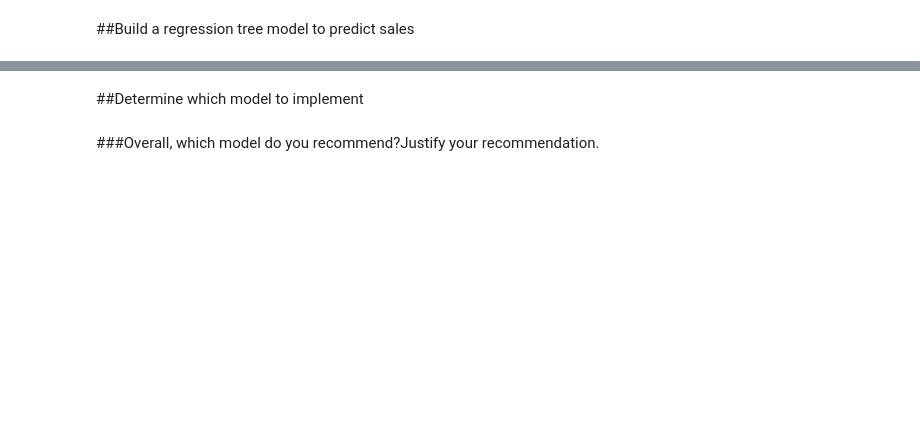
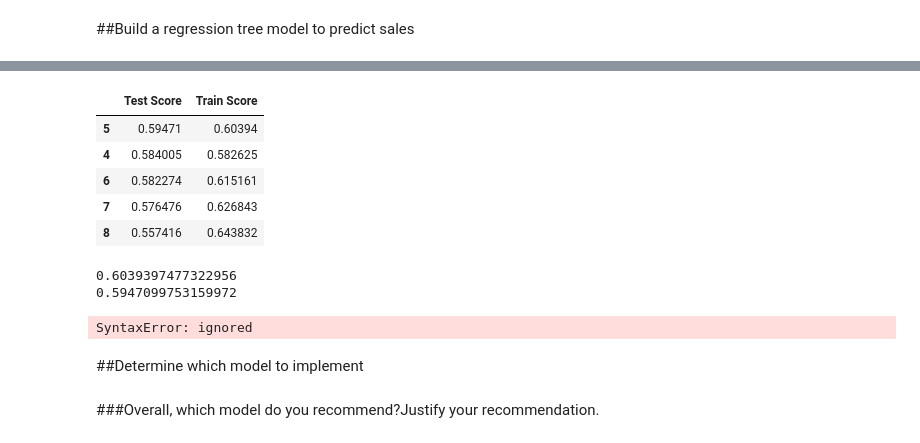
Before and after one commit to hawkeyedatatsai/food-sales-predictions, a Jupyter notebook: 5_Heng_Tser_Tsai_Food_Sales_Predictions.ipynb, the cells around one changed output, grey strips where cells are left out. Saved outputs shown, nothing was run; the diff lists cells and outputs as text; code cells hidden in the pictures; blank space fills up the shorter version.

```diff
--- a/5_Heng_Tser_Tsai_Food_Sales_Predictions.ipynb
+++ b/5_Heng_Tser_Tsai_Food_Sales_Predictions.ipynb
@@ -998,3 +1033,35 @@ Model Testing RMSE: 1131.8332987865967
+# %%
+#sort to see which max_depth gives best score
+sorted_scores = scores.sort_values(by='Test Score', ascending=False)
+sorted_scores.head()
+# %% [output]
+|  | Test Score | Train Score |
+| 5 | 0.59471 | 0.60394 |
+| 4 | 0.584005 | 0.582625 |
+| 6 | 0.582274 | 0.615161 |
+| 7 | 0.576476 | 0.626843 |
+| 8 | 0.557416 | 0.643832 |
+# %%
+## Get final scores for best model
+dec_tree_5 = DecisionTreeRegressor(max_depth = 5, random_state = 42)
+dec_tree_5_pipe = make_pipeline(preprocessor, dec_tree_5)
+dec_tree_5_pipe.fit(X_train, y_train)
+train_5_score = dec_tree_5_pipe.score(X_train, y_train)
+test_5_score = dec_tree_5_pipe.score(X_test, y_test)
+print(train_5_score)
+print(test_5_score)
+# %% [output]
+0.6039397477322956
+0.5947099753159972
+# %%
+#get tuned metrics of decision tree
+print('Train Evaluation')
+evaluate_model(y_train, dec_tree_5_pipe.predict(X_train)
+
+print('\nTest Evaluation')
+evaluate_model(y_test, dec_tree_5_pipe.predict(X_test)
+# %% [output]
+SyntaxError: ignored
 # %% [markdown]
 ##Determine which model to implement
 # %% [markdown]
```
Also changed, not shown: parts of 21 cells of this notebook.
